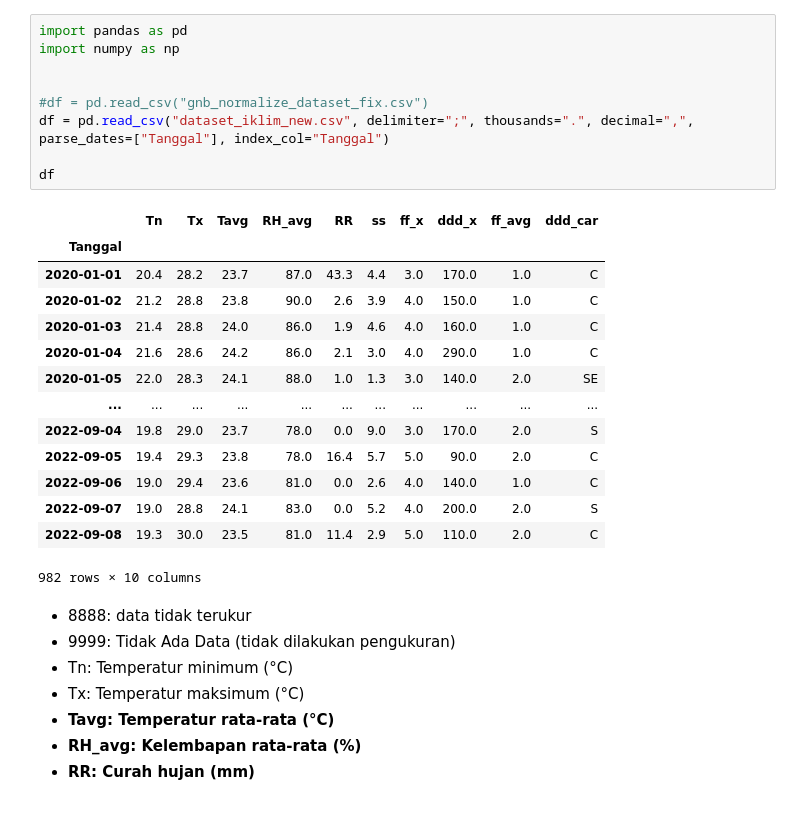
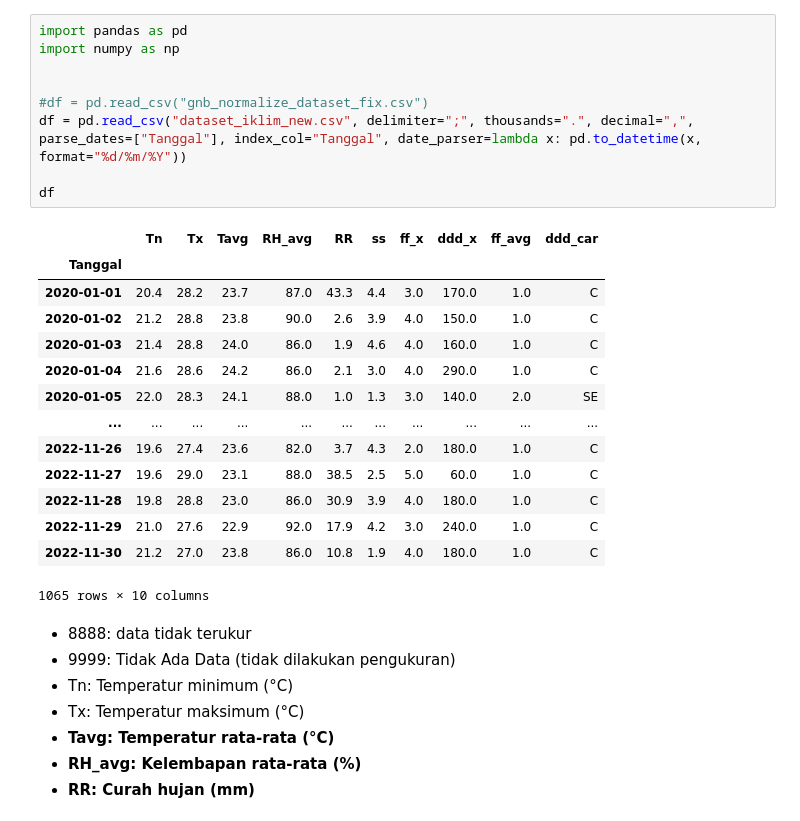
Before and after one commit to rachyharkov/pca-climate-data, a Jupyter notebook: notebook.ipynb, the cells around one changed output. Drawn from its saved outputs; the diff is of its cells as text.

```diff
--- a/notebook.ipynb
+++ b/notebook.ipynb
@@ -1,27 +1,27 @@
 # %%
 import pandas as pd
 import numpy as np
 
 
 #df = pd.read_csv("gnb_normalize_dataset_fix.csv")
-df = pd.read_csv("dataset_iklim_new.csv", delimiter=";", thousands=".", decimal=",", parse_dates=["Tanggal"], index_col="Tanggal")
+df = pd.read_csv("dataset_iklim_new.csv", delimiter=";", thousands=".", decimal=",", parse_dates=["Tanggal"], index_col="Tanggal", date_parser=lambda x: pd.to_datetime(x, format="%d/%m/%Y"))
 
 df
 # %% [output]
 |  | Tn | Tx | Tavg | RH_avg | RR | ss | ff_x | ddd_x | ff_avg | ddd_car |
 | Tanggal |  |  |  |  |  |  |  |  |  |  |
 | 2020-01-01 | 20.4 | 28.2 | 23.7 | 87.0 | 43.3 | 4.4 | 3.0 | 170.0 | 1.0 | C |
 | 2020-01-02 | 21.2 | 28.8 | 23.8 | 90.0 | 2.6 | 3.9 | 4.0 | 150.0 | 1.0 | C |
 | 2020-01-03 | 21.4 | 28.8 | 24.0 | 86.0 | 1.9 | 4.6 | 4.0 | 160.0 | 1.0 | C |
 | 2020-01-04 | 21.6 | 28.6 | 24.2 | 86.0 | 2.1 | 3.0 | 4.0 | 290.0 | 1.0 | C |
 | 2020-01-05 | 22.0 | 28.3 | 24.1 | 88.0 | 1.0 | 1.3 | 3.0 | 140.0 | 2.0 | SE |
 | ... | ... | ... | ... | ... | ... | ... | ... | ... | ... | ... |
-| 2022-09-04 | 19.8 | 29.0 | 23.7 | 78.0 | 0.0 | 9.0 | 3.0 | 170.0 | 2.0 | S |
-| 2022-09-05 | 19.4 | 29.3 | 23.8 | 78.0 | 16.4 | 5.7 | 5.0 | 90.0 | 2.0 | C |
-| 2022-09-06 | 19.0 | 29.4 | 23.6 | 81.0 | 0.0 | 2.6 | 4.0 | 140.0 | 1.0 | C |
-| 2022-09-07 | 19.0 | 28.8 | 24.1 | 83.0 | 0.0 | 5.2 | 4.0 | 200.0 | 2.0 | S |
-| 2022-09-08 | 19.3 | 30.0 | 23.5 | 81.0 | 11.4 | 2.9 | 5.0 | 110.0 | 2.0 | C |
+| 2022-11-26 | 19.6 | 27.4 | 23.6 | 82.0 | 3.7 | 4.3 | 2.0 | 180.0 | 1.0 | C |
+| 2022-11-27 | 19.6 | 29.0 | 23.1 | 88.0 | 38.5 | 2.5 | 5.0 | 60.0 | 1.0 | C |
+| 2022-11-28 | 19.8 | 28.8 | 23.0 | 86.0 | 30.9 | 3.9 | 4.0 | 180.0 | 1.0 | C |
+| 2022-11-29 | 21.0 | 27.6 | 22.9 | 92.0 | 17.9 | 4.2 | 3.0 | 240.0 | 1.0 | C |
+| 2022-11-30 | 21.2 | 27.0 | 23.8 | 86.0 | 10.8 | 1.9 | 4.0 | 180.0 | 1.0 | C |
-982 rows × 10 columns
+1065 rows × 10 columns
 # %% [markdown]
 - 8888: data tidak terukur
 - 9999: Tidak Ada Data (tidak dilakukan pengukuran)
```
Also changed, not shown: parts of 22 cells of this notebook, 1 other file.
